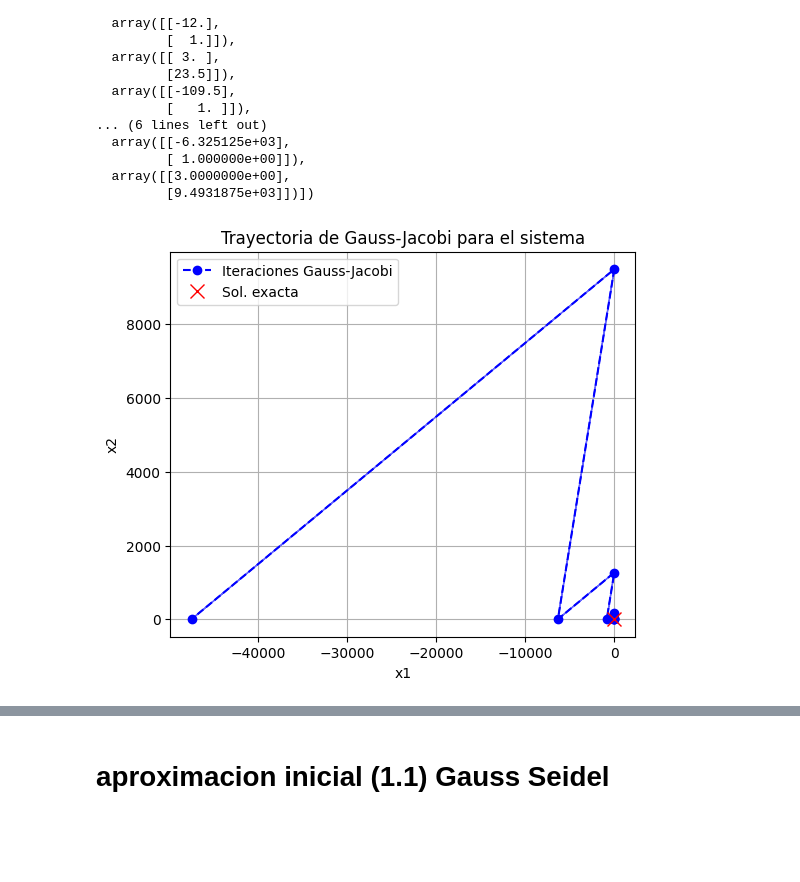
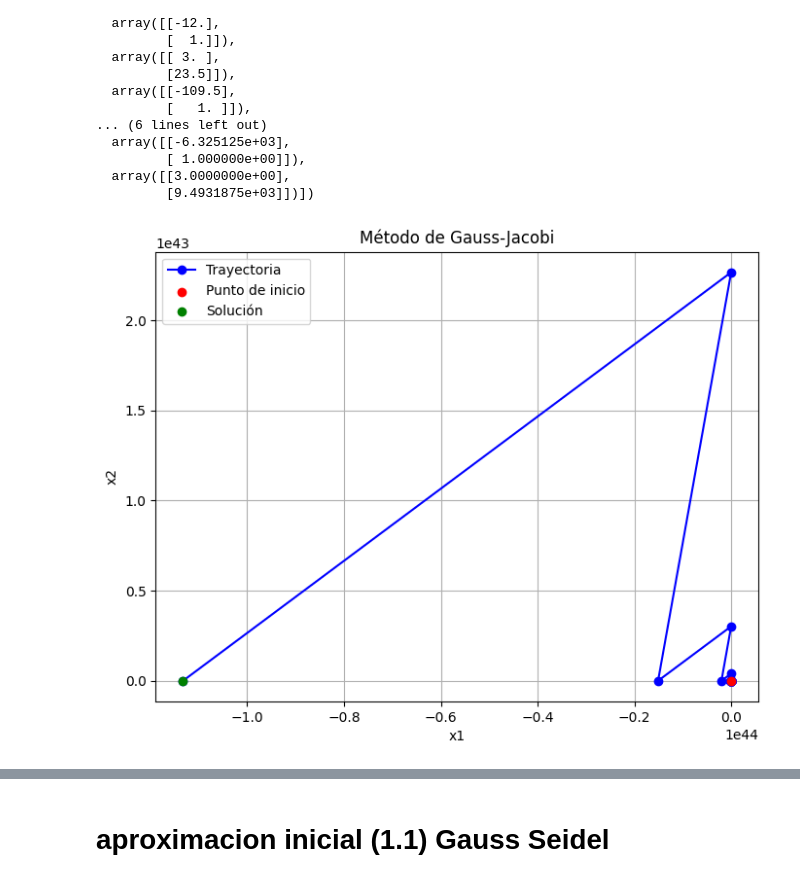
Before and after one commit to afca2002/Taller-En-Clase, a Jupyter notebook: Metodos N/metodos-fuente/template iterative.ipynb, the cells around one changed output, grey strips where cells are left out. Drawn from its saved outputs; the diff is of its cells as text; code cells hidden in the pictures; blank space fills up the shorter version.

Commit message:
graficacion del ejercicio 1 en una sola grafica

```diff
--- a/Metodos N/metodos-fuente/template iterative.ipynb
+++ b/Metodos N/metodos-fuente/template iterative.ipynb
@@ -6,7 +6,8 @@
 %autoreload 2
 from src import gauss_jacobi
 #E1   Matriz Original
-A = [[2, 10],[3, 2 ]]
+A = [[2, 10],
+     [3, 2 ]]
 b = [16,11]
 x0 = (1,1)
 tol = 0.1
@@ -47,91 +48,61 @@ gauss_jacobi(A=A,b=b,x0=x0,tol=tol,max_iter=max_iter)
 import numpy as np
 import matplotlib.pyplot as plt
 
-def gauss_jacobi(A, b, x0, tol=1e-3, max_iter=10):
-    """
-    Implementación sencilla de Gauss-Jacobi que:
-      - Devuelve la lista con todos los vectores x^(k),
-        empezando en x0 y terminando cuando se alcance tol
-        o se cumpla max_iter.
-    """
-    A = np.array(A, dtype=float)
-    b = np.array(b, dtype=float)
-    x = np.array(x0, dtype=float)
+def gauss_jacobi(A, b, x0, tol=1e-6, max_iter=100):
 
-    # Preparar para guardar la trayectoria
-    iteraciones = [x.copy()]  # x^(0)
+    A = np.array(A, float)
+    b = np.array(b, float)
+    x = np.array(x0, float)
 
     n = A.shape[0]
-    # Separar la diagonal (D) y la parte R = A - D
     D = np.diag(A)
     R = A - np.diagflat(D)
 
+    historial = [x.copy()]
+
     for _ in range(max_iter):
         x_nuevo = np.zeros_like(x)
+        for i in range(n):
+            x_nuevo[i] = (b[i] - np.dot(R[i], x)) / D[i]
+        historial.append(x_nuevo.copy())
 
-        for i in range(n):
-            # ( b[i] - sum_{j != i} A[i,j]*x[j] ) / A[i,i]
-            x_nuevo[i] = (b[i] - np.dot(R[i], x)) / D[i]
 
-        iteraciones.append(x_nuevo.copy())
-
-        # Criterio de parada (norma infinito)
         if np.linalg.norm(x_nuevo - x, ord=np.inf) < tol:
             x = x_nuevo
             break
         x = x_nuevo
 
-    return iteraciones
+    return x, historial
 
-# ------------------------------
-# Tu sistema:
-A = [[2, 10],
-     [3,  2]]
-b = [16, 11]
-x0 = (1, 1)
 
-tol = 0.1
-max_iter = 10
+A = np.array([[2, 10],
+              [3,  2]], dtype=float)
+b = np.array([16, 11], dtype=float)
+x0 = np.array([1, 1], dtype=float)
 
-# Obtenemos la secuencia de puntos (x^(k))
-trayectoria = gauss_jacobi(A, b, x0, tol=tol, max_iter=max_iter)
+tol = 1e-6
+max_iter = 100
 
-# Convierto la lista de iteraciones a array NumPy para separar x1, x2
-trayectoria = np.array(trayectoria)  # shape (n_iteraciones, 2)
-x_vals = trayectoria[:, 0]
-y_vals = trayectoria[:, 1]
+solucion, tray = gauss_jacobi(A=A, b=b, x0=x0, tol=tol, max_iter=max_iter)
 
-# Graficamos en 2D
-plt.figure(figsize=(6, 5))
-plt.plot(x_vals, y_vals, 'o--', label='Iteraciones Gauss-Jacobi', color='blue')
 
-# Dibujar flechas (opcional) para mostrar desplazamientos
-for k in range(len(trayectoria) - 1):
-    plt.arrow(x_vals[k], y_vals[k],
-              x_vals[k+1] - x_vals[k],
-              y_vals[k+1] - y_vals[k],
-              length_includes_head=True,
-              head_width=0.05,
-              color='blue',
-              alpha=0.6)
+tray = np.array([x.flatten() for x in tray])
+plt.figure(figsize=(8, 6))
 
-# Mostrar solución exacta (si la hubiera y no es un caso divergente)
-A_np = np.array(A, dtype=float)
-b_np = np.array(b, dtype=float)
-try:
-    sol_exacta = np.linalg.solve(A_np, b_np)
-    plt.plot(sol_exacta[0], sol_exacta[1], 'rx', markersize=10, label='Sol. exacta')
-except np.linalg.LinAlgError:
-    pass
+plt.plot(tray[:, 0], tray[:, 1], marker='o', color='b', label='Trayectoria')
 
-plt.title('Trayectoria de Gauss-Jacobi para el sistema')
+plt.scatter(x0[0], x0[1], color='r', label='Punto de inicio', zorder=5)
+
+plt.scatter(solucion[0], solucion[1], color='g', label='Solución', zorder=5)
+
 plt.xlabel('x1')
 plt.ylabel('x2')
+plt.title('Método de Gauss-Jacobi')
+plt.legend()
 plt.grid(True)
-plt.legend()
 plt.show()
 # %% [output]
-[figure, old version]
+[figure, new version]
 # %%
 %autoreload 2
 from src import gauss_jacobi
```
Also changed, not shown: parts of 3 cells of this notebook.
